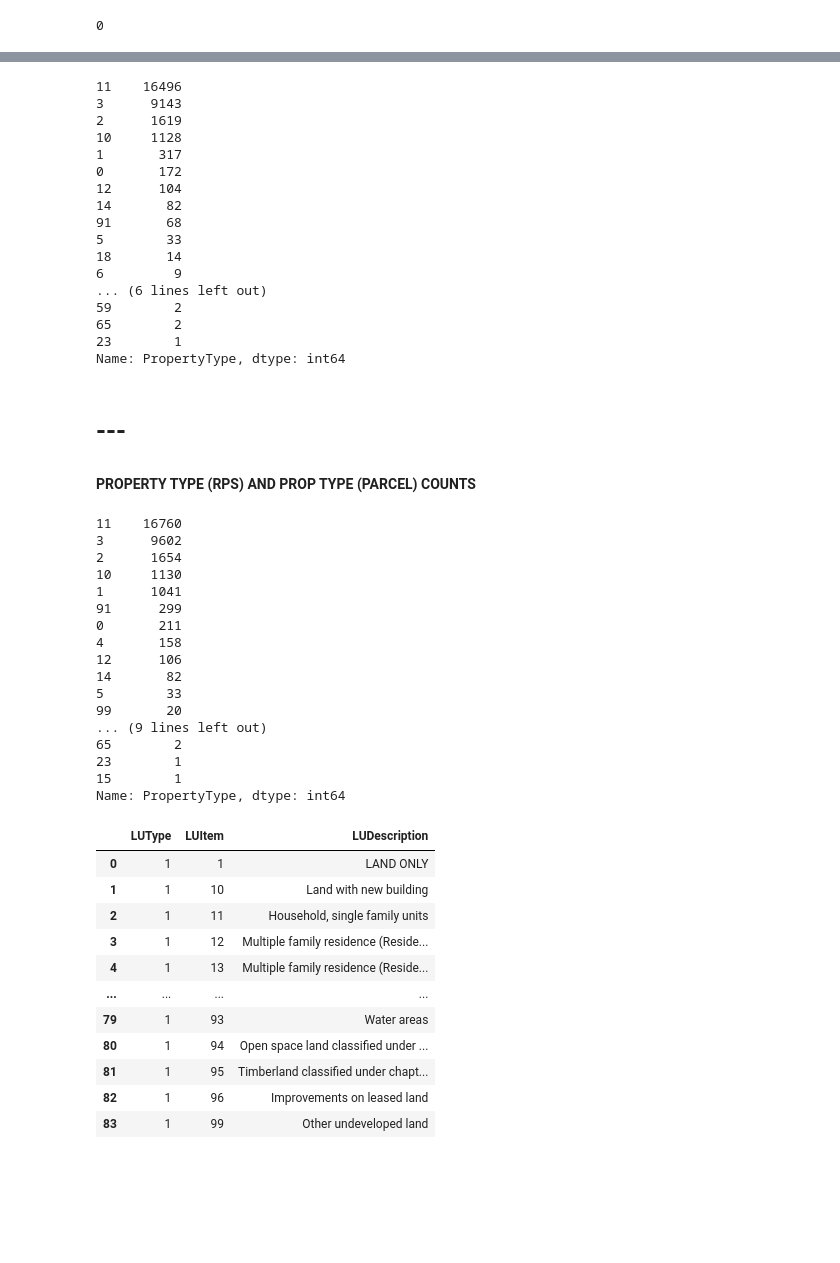
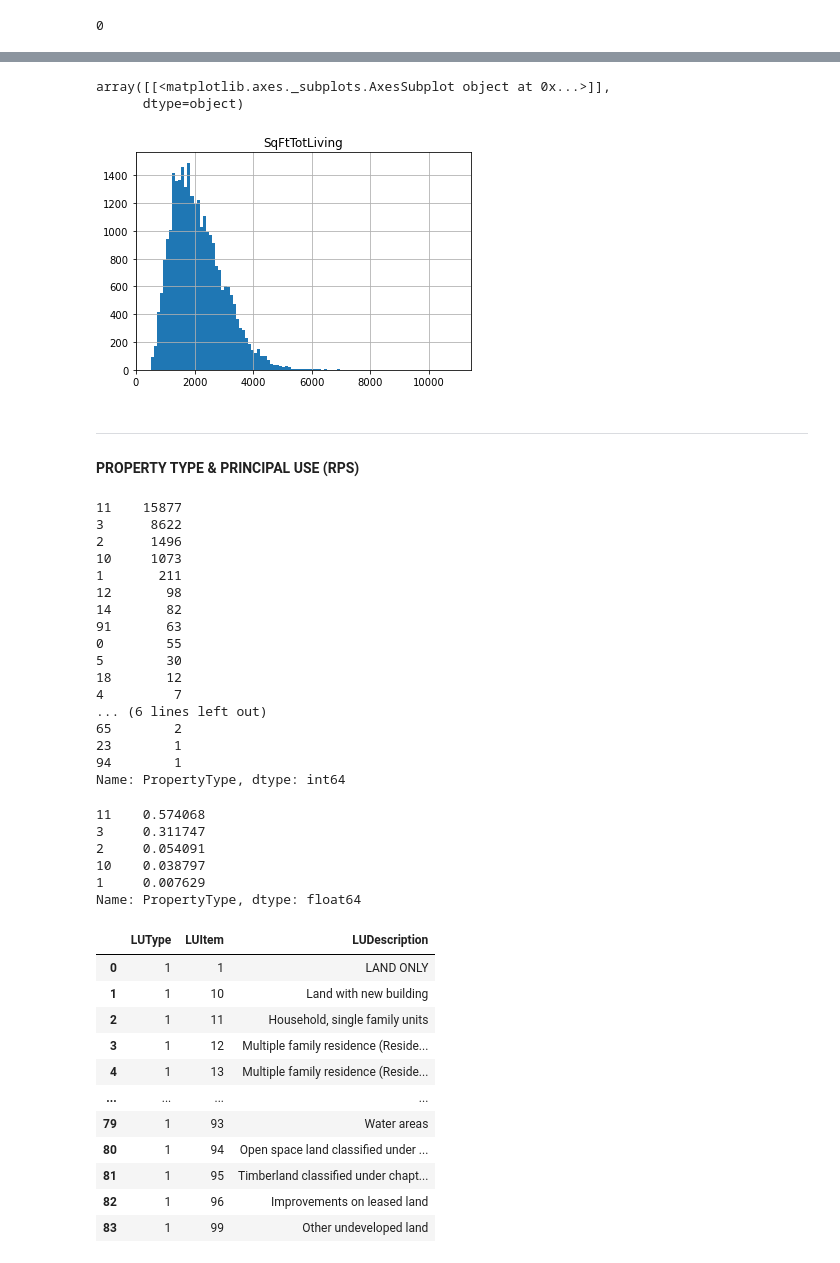
Before and after one commit to Ozxahmed/phase_2_project_chicago-sf-seattle-ds-082420, a Jupyter notebook: notebooks/exploratory/01_oz_data_collection_exploration.ipynb, the cells around one changed output, grey strips where cells are left out. Saved outputs shown, nothing was run; the diff lists cells and outputs as text; code cells hidden in the pictures; blank space fills up the shorter version.

```diff
--- a/notebooks/exploratory/01_oz_data_collection_exploration.ipynb
+++ b/notebooks/exploratory/01_oz_data_collection_exploration.ipynb
@@ -776,47 +803,42 @@ len(all_totliving_sqft[all_totliving_sqft.SqFtTotLiving == 0])
+# %%
+middle_class.hist(column='SqFtTotLiving', bins=100)
+# %% [output]
+array([[<matplotlib.axes._subplots.AxesSubplot object at 0x...>]],
+      dtype=object)
+[figure, added]
+# %% [markdown]
+---
+
+#### PROPERTY TYPE & PRINCIPAL USE (RPS)
 # %%
-all_totliving_sqft.PropertyType.value_counts()
+middle_class.PropertyType.value_counts()
 # %% [output]
-11    16496
-3      9143
-2      1619
-10     1128
-1       317
-0       172
-12      104
+11    15877
+3      8622
+2      1496
+10     1073
+1       211
+12       98
 14       82
-91       68
-5        33
-18       14
-6         9
+91       63
+0        55
+5        30
+18       12
+4         7
 ... (6 lines left out)
-59        2
 65        2
 23        1
+94        1
 Name: PropertyType, dtype: int64
-# %% [markdown]
-# ---
-
-#### PROPERTY TYPE (RPS) AND PROP TYPE (PARCEL) COUNTS
-# %%
-all_sales_2019_merged.PropertyType.value_counts()
-# %% [output]
-11    16760
-3      9602
-2      1654
-10     1130
-1      1041
-91      299
-0       211
-4       158
-12      106
-14       82
-5        33
-99       20
-... (9 lines left out)
-65        2
-23        1
-15        1
-Name: PropertyType, dtype: int64
+# %%
+middle_class.PropertyType.value_counts(normalize=True)[:5]
+# %% [output]
+11    0.574068
+3     0.311747
+2     0.054091
+10    0.038797
+1     0.007629
+Name: PropertyType, dtype: float64
 # %%
 lookup(1) # Property type, rps
 # %% [output]
```
Also changed, not shown: parts of 52 cells of this notebook.
